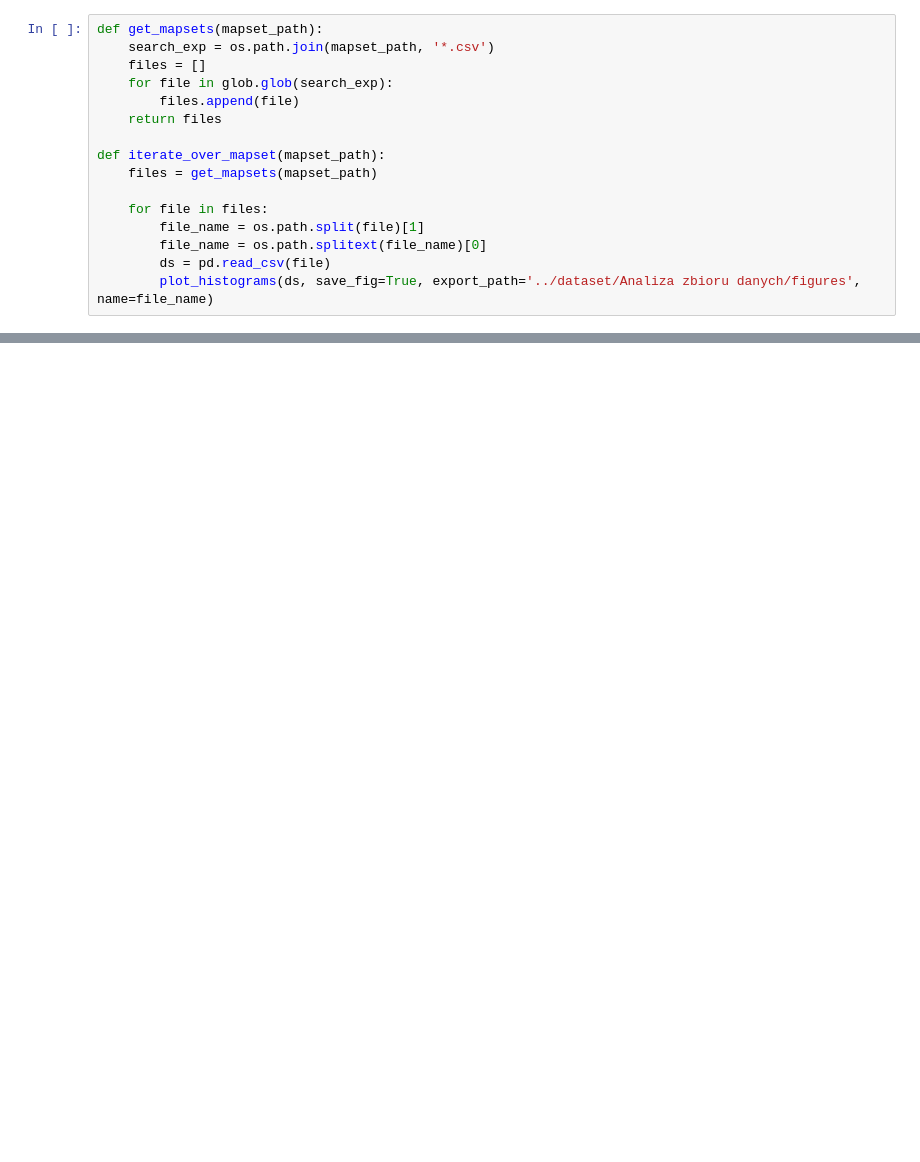
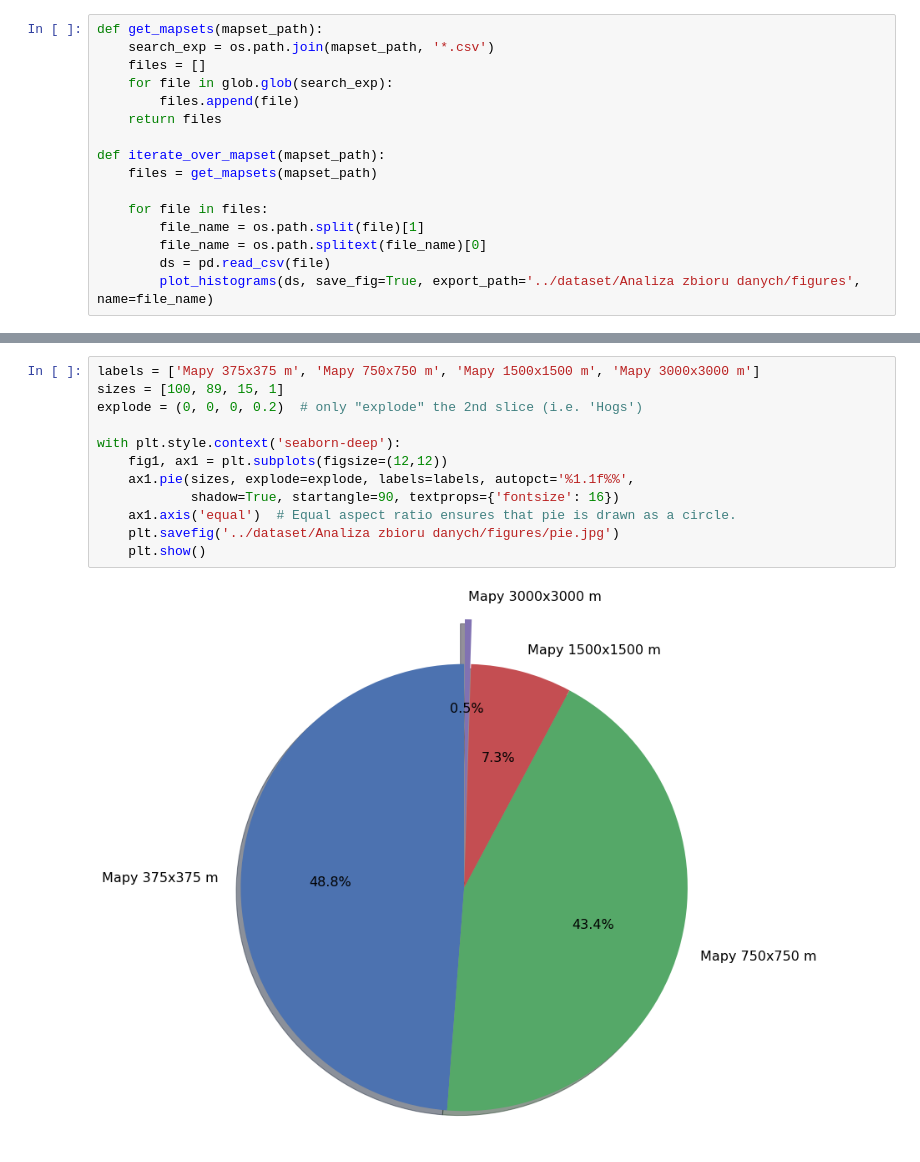
Before and after one commit to kafrankowska/Rover_Path_Planning, a Jupyter notebook: notebooks/Dataset_inspection.ipynb, the cells around one changed output, grey strips where cells are left out. Drawn from its saved outputs; the diff is of its cells as text; blank space fills up the shorter version.

Commit message:
Dataset inspection plots finished

```diff
--- a/notebooks/Dataset_inspection.ipynb
+++ b/notebooks/Dataset_inspection.ipynb
@@ -137,0 +254,14 @@ mapset_500x500 ../dataset/Analiza zbioru danych/mapset\mapset_500x500.csv
+# %%
+labels = ['Mapy 375x375 m', 'Mapy 750x750 m', 'Mapy 1500x1500 m', 'Mapy 3000x3000 m']
+sizes = [100, 89, 15, 1]
+explode = (0, 0, 0, 0.2)  # only "explode" the 2nd slice (i.e. 'Hogs')
+
+with plt.style.context('seaborn-deep'):
+    fig1, ax1 = plt.subplots(figsize=(12,12))
+    ax1.pie(sizes, explode=explode, labels=labels, autopct='%1.1f%%',
+            shadow=True, startangle=90, textprops={'fontsize': 16})
+    ax1.axis('equal')  # Equal aspect ratio ensures that pie is drawn as a circle.
+    plt.savefig('../dataset/Analiza zbioru danych/figures/pie.jpg')
+    plt.show()
+# %% [output]
+[figure, added]
```
Also changed, not shown: parts of 11 cells of this notebook, 1 other file.
